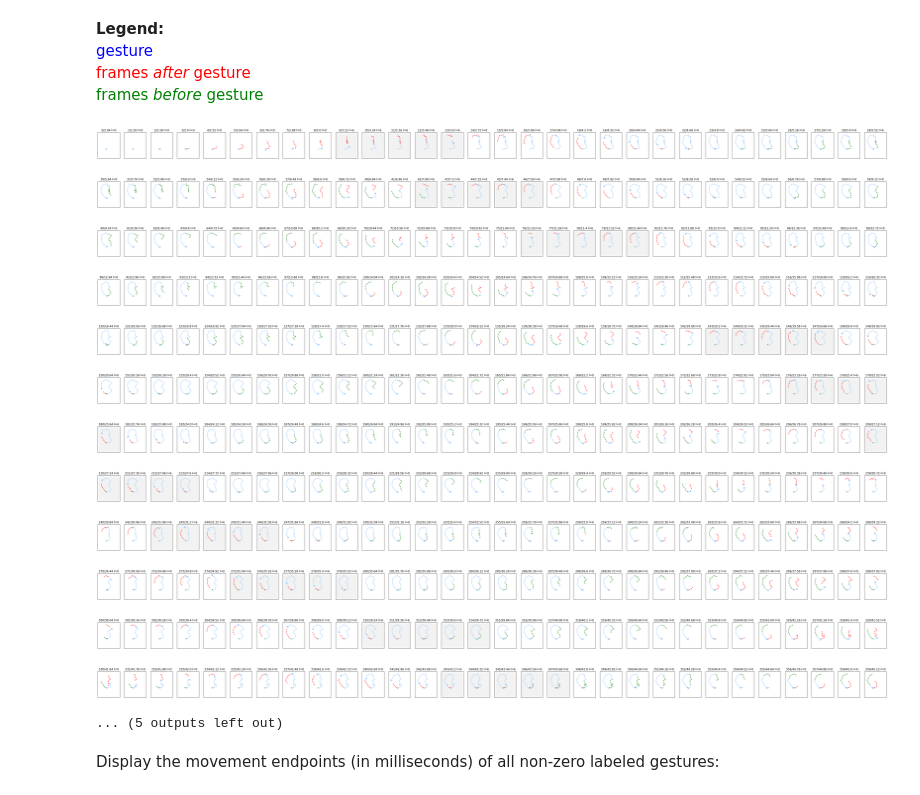
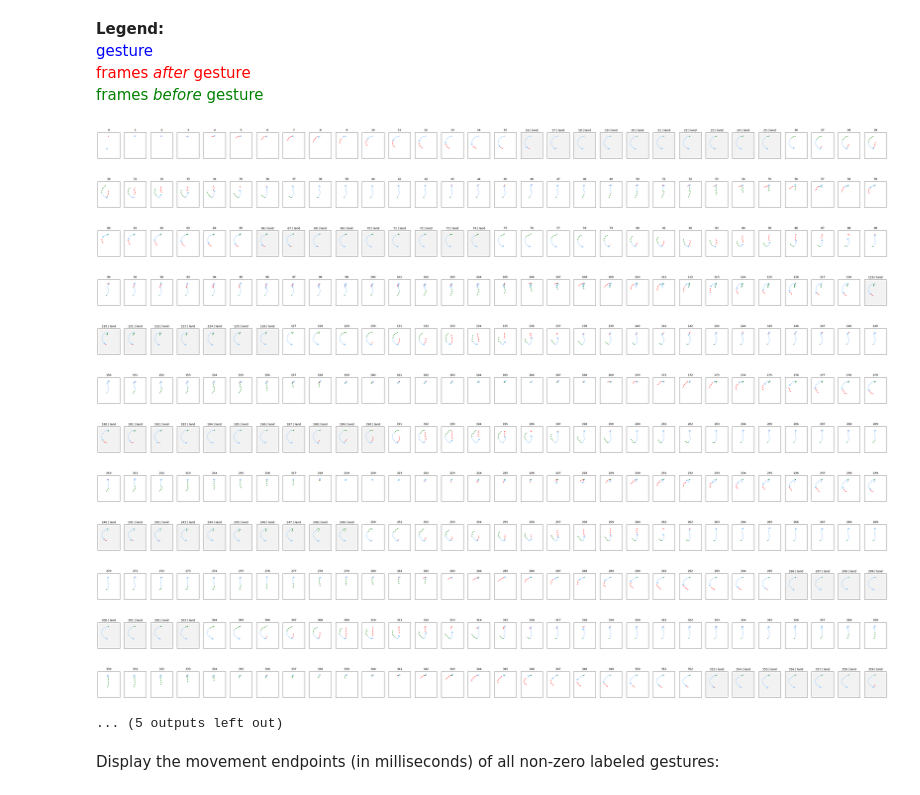
Before and after one commit to chriswegmann/drone_steering, a Jupyter notebook: models/playground/Gesture Visualization.ipynb, the cells around one changed output. Drawn from its saved outputs; the diff is of its cells as text; code cells hidden in the pictures.

```diff
--- a/models/playground/Gesture Visualization.ipynb
+++ b/models/playground/Gesture Visualization.ipynb
@@ -182,21 +180,21 @@ de.combined_data_files_df
 <span style="color:red">frames *after* gesture</span><br>
 <span style="color:green">frames *before* gesture</span>
 # %%
-file_id = 2
+file_id = 9
 plot_charts(de, file_id=file_id, tail=5, head=5, plots_per_row=30, body_part='leftWrist', is_frame_based = is_frame_based)
 # %% [output]
-[figure, old version]
+[figure, new version]
 [figure]
 [figure]
 [figure]
 [figure]
-[figure, old version]
+[figure, new version]
 [figure]
-[figure, old version]
+[figure, new version]
 [figure]
-[figure, old version]
+[figure, new version]
 [figure]
-[figure, old version]
+[figure, new version]
 ... (5 outputs left out)
 # %% [markdown]
 Display the movement endpoints (in milliseconds) of all non-zero labeled gestures:
```
Also changed, not shown: parts of 6 cells of this notebook, 12 other files.
